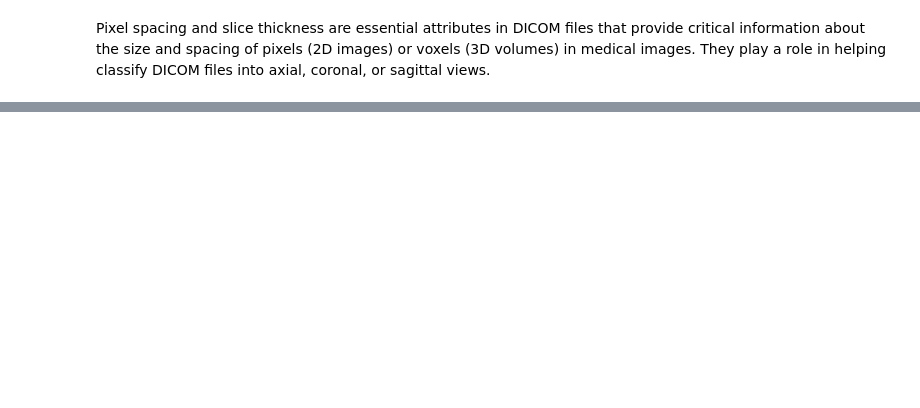
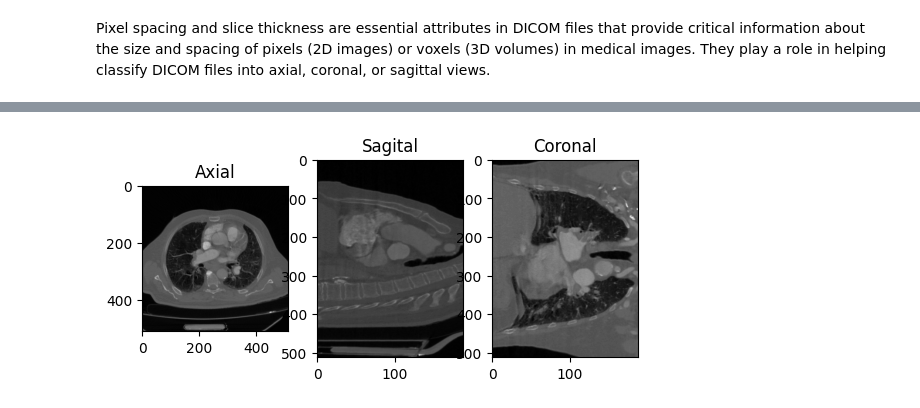
Before and after one commit to anbit192/coding-adventure, a Jupyter notebook: test_parallel/dicoms/axial_coronal_sagital.ipynb, the cells around one changed output, grey strips where cells are left out. Drawn from its saved outputs; the diff is of its cells as text; code cells hidden in the pictures; blank space fills up the shorter version.

Commit message:
axial coronal sagital perspective

```diff
--- a/test_parallel/dicoms/axial_coronal_sagital.ipynb
+++ b/test_parallel/dicoms/axial_coronal_sagital.ipynb
@@ -95,6 +104,6 @@ Pixel spacing and slice thickness are essential attributes in DICOM files that p
 # %%
-pixel_spacing = dcm_files[0].PixelSpacing
+pixel_spacings = dcm_files[0].PixelSpacing
 slice_thickness = dcm_files[0].SliceThickness
-print(pixel_spacing)
-print(slice_thickness)
+print(f"pixel spacing: {pixel_spacings}")
+print(f"slice thickness: {slice_thickness}")
 # %% [output]
@@ -102,0 +129,8 @@ print(slice_thickness)
+# %%
+image_shape_x = dcm_files[0].pixel_array.shape[0]
+image_shape_y = dcm_files[0].pixel_array.shape[1]
+image_shape_z = len(dcm_files)
+
+image_shape = (image_shape_x, image_shape_y, image_shape_z)
+
+print(image_shape)
@@ -102,0 +144,2 @@ print(slice_thickness)
+# %%
+img_3d_matrix = np.zeros(image_shape) # create zeros 3d matrix
@@ -102,0 +148,12 @@ print(slice_thickness)
+# %%
+# Create a list contains all the slice image (2D matrices)
+slice_imgs = []
+for file in dcm_files:
+    slice_imgs.append(file.pixel_array)
+
+# Insert each slice into 3d image (3D matrix)
+for i in range(image_shape_z):
+    slice_img = slice_imgs[i]
+    img_3d_matrix[:, :, i] = slice_img
+
+print(img_3d_matrix)
@@ -102,0 +178,18 @@ print(slice_thickness)
+# %%
+axial = plt.subplot(1, 3, 1)
+plt.title("Axial")
+plt.imshow(img_3d_matrix[:, :, image_shape_z//2], cmap="gray")
+axial.set_aspect(axial_aspect_ratio)
+
+sagital = plt.subplot(1, 3, 2)
+plt.title("Sagital")
+plt.imshow(img_3d_matrix[:, image_shape_y//2,:], cmap="gray")
+sagital.set_aspect(0.5)
+
+coronal = plt.subplot(1, 3, 3)
+plt.title("Coronal")
+plt.imshow(img_3d_matrix[image_shape_x//2, :, :], cmap="gray")
+coronal.set_aspect(0.5)
+plt.show()
+# %% [output]
+[figure, added]
```
Also changed, not shown: parts of 15 cells of this notebook.
